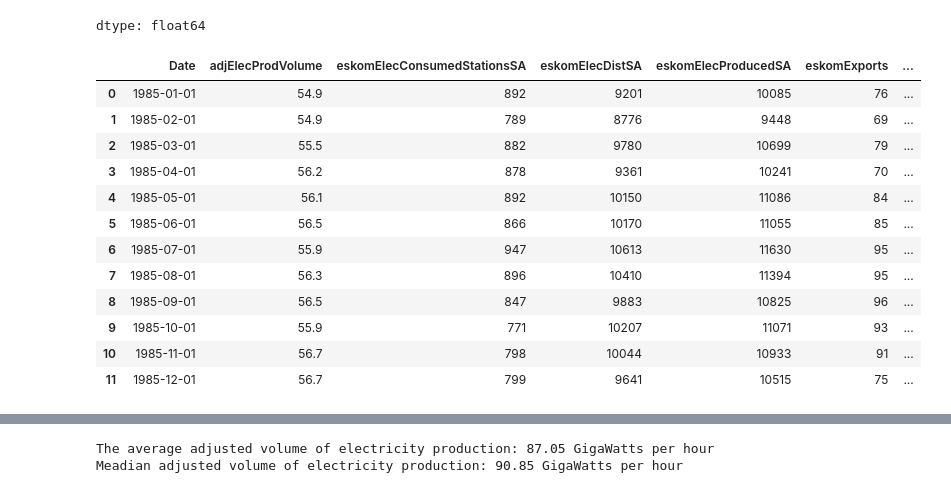
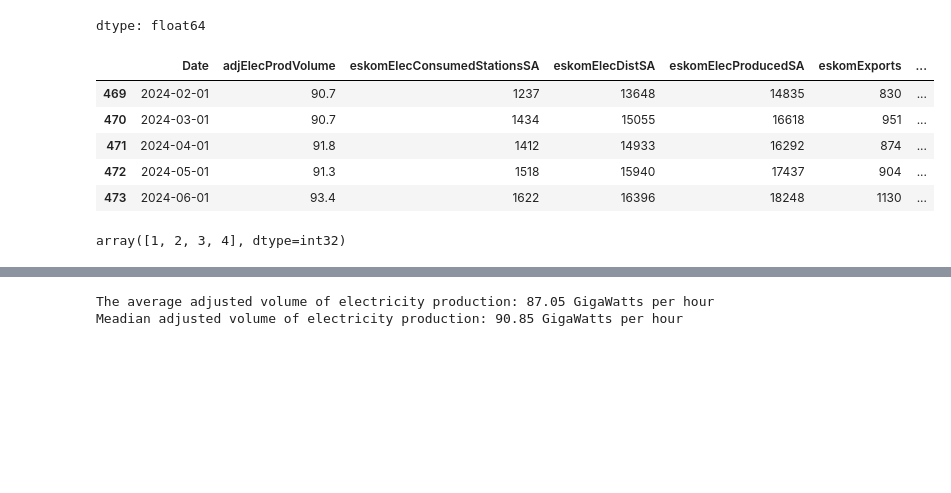
Before and after one commit to MbuyiseloNtando/Electricity-Generated-and-Available-for-Distribution-1985-2024, a Jupyter notebook: Untitled44.ipynb, the cells around one changed output, grey strips where cells are left out. Drawn from its saved outputs; the diff is of its cells as text; code cells hidden in the pictures; blank space fills up the shorter version.

```diff
--- a/Untitled44.ipynb
+++ b/Untitled44.ipynb
@@ -188,21 +188,18 @@ dtype: float64
 # %%
 #Creating a new quarter column
 data['quarter'] = data['Date'].dt.quarter
-data.head(12)
+data.tail()
 # %% [output]
 |  | Date | adjElecProdVolume | eskomElecConsumedStationsSA | eskomElecDistSA | eskomElecProducedSA | eskomExports | ... |
-| 0 | 1985-01-01 | 54.9 | 892 | 9201 | 10085 | 76 | ... |
-| 1 | 1985-02-01 | 54.9 | 789 | 8776 | 9448 | 69 | ... |
-| 2 | 1985-03-01 | 55.5 | 882 | 9780 | 10699 | 79 | ... |
-| 3 | 1985-04-01 | 56.2 | 878 | 9361 | 10241 | 70 | ... |
-| 4 | 1985-05-01 | 56.1 | 892 | 10150 | 11086 | 84 | ... |
-| 5 | 1985-06-01 | 56.5 | 866 | 10170 | 11055 | 85 | ... |
-| 6 | 1985-07-01 | 55.9 | 947 | 10613 | 11630 | 95 | ... |
-| 7 | 1985-08-01 | 56.3 | 896 | 10410 | 11394 | 95 | ... |
-| 8 | 1985-09-01 | 56.5 | 847 | 9883 | 10825 | 96 | ... |
-| 9 | 1985-10-01 | 55.9 | 771 | 10207 | 11071 | 93 | ... |
-| 10 | 1985-11-01 | 56.7 | 798 | 10044 | 10933 | 91 | ... |
-| 11 | 1985-12-01 | 56.7 | 799 | 9641 | 10515 | 75 | ... |
+| 469 | 2024-02-01 | 90.7 | 1237 | 13648 | 14835 | 830 | ... |
+| 470 | 2024-03-01 | 90.7 | 1434 | 15055 | 16618 | 951 | ... |
+| 471 | 2024-04-01 | 91.8 | 1412 | 14933 | 16292 | 874 | ... |
+| 472 | 2024-05-01 | 91.3 | 1518 | 15940 | 17437 | 904 | ... |
+| 473 | 2024-06-01 | 93.4 | 1622 | 16396 | 18248 | 1130 | ... |
+# %%
+data['quarter'].unique()
+# %% [output]
+array([1, 2, 3, 4], dtype=int32)
 # %%
 plt.figure(figsize=(5, 1))
 sns.boxplot(x=data['adjElecProdVolume']);
```
Also changed, not shown: parts of 17 cells of this notebook.
